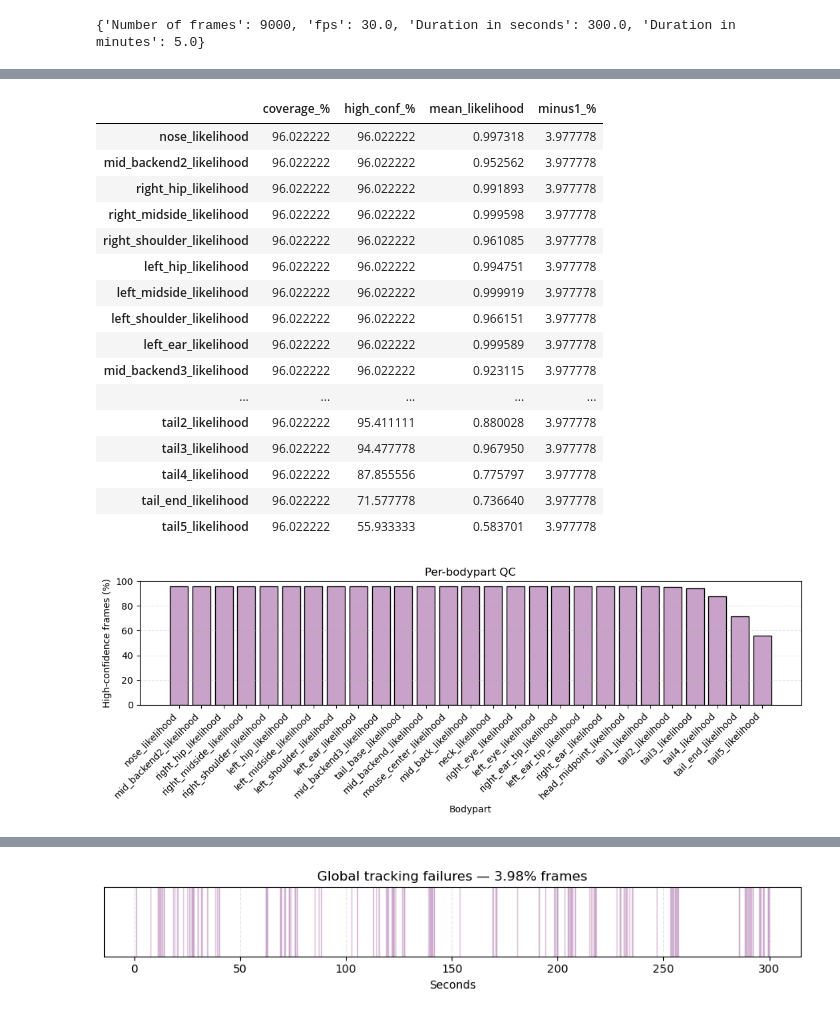
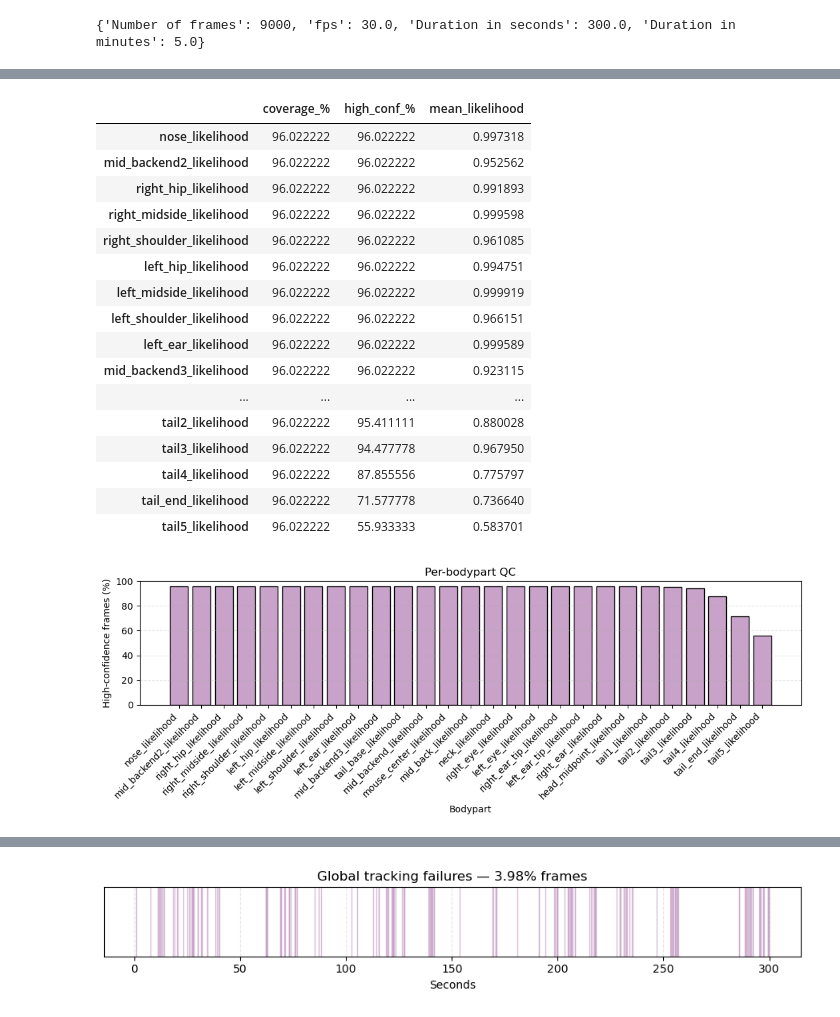
Before and after one commit to LizbethMG-Teaching/pose2behav-book, a Jupyter notebook: notebooks/EDA.ipynb, the cells around one changed output, grey strips where cells are left out. Drawn from its saved outputs; the diff is of its cells as text; code cells hidden in the pictures.

```diff
--- a/notebooks/EDA.ipynb
+++ b/notebooks/EDA.ipynb
@@ -505,7 +511,7 @@ def qc_summary_from_likelihood(df_one: pd.DataFrame, conf_thresh: float = 0.5) -
     # <<<<<<<<<<<<<<<<<<
 
     # Fractions before cleaning (so we can measure true NaN vs -1 rates)
-    minus1_pct = L_raw.eq(-1).mean(axis=0) * 100
+    #minus1_pct = L_raw.eq(-1).mean(axis=0) * 100
 
     # Replace invalid values (-1) with NaN so they’re ignored in summaries
     L = L_raw.where(L_raw >= 0)
@@ -513,8 +519,8 @@ def qc_summary_from_likelihood(df_one: pd.DataFrame, conf_thresh: float = 0.5) -
     # Compute stats per bodypart (coverage, high_conf%, mean)
     per_bp = pd.DataFrame({
         # >>>>>>>>>>>>>>>>>>>
-        # TODO: What fraction of frames have any valid detection (not NaN)
-        # YOUR CODE HERE (1 line):
+        # TODO: What fraction of frames have any valid detection (not all NaN)
+        # YOUR CODE HERE (1 line), hint (notna(), mean()):
         # "coverage_%": L ...
         "coverage_%": L.notna().mean(axis=0) * 100,
 
@@ -529,56 +535,56 @@ def qc_summary_from_likelihood(df_one: pd.DataFrame, conf_thresh: float = 0.5) -
         "mean_likelihood": L.mean(axis=0),
         # <<<<<<<<<<<<<<<<<<
 
-        # Added: fractions of NaNs and of -1 (before cleaning)
-        "minus1_%": minus1_pct,
+        # Added: fractions of NaNs (-1, before cleaning)
+        #"minus1_%": minus1_pct,
     }).sort_values("high_conf_%", ascending=False)
 
     return per_bp
 
 
 def plot_likelihood_qc(per_bp: pd.DataFrame, title: str = "Per-bodypart QC"):
     """Quick QC bar plot of high-confidence detection rate (lilac)."""
     import matplotlib.pyplot as plt
 
     # Adjust figure size automatically to fit labels
     fig, ax = plt.subplots(figsize=(max(8, len(per_bp) * 0.4), 4))
 
     ax.bar(per_bp.index, per_bp["high_conf_%"],
            color="#C8A2C8", edgecolor="black")
 
     ax.set(title=title,
            xlabel="Bodypart",
            ylabel="High-confidence frames (%)",
            ylim=(0, 100))
     ax.grid(axis="y", linestyle="--", alpha=0.35)
 
     # Rotate labels so they don’t overlap
     plt.xticks(rotation=45, ha="right")
 
     plt.tight_layout()
     plt.show()
 
 
 qc = qc_summary_from_likelihood(df_one)
 display(qc)
 plot_likelihood_qc(qc)
 # %% [output]
-|  | coverage_% | high_conf_% | mean_likelihood | minus1_% |
-| nose_likelihood | 96.022222 | 96.022222 | 0.997318 | 3.977778 |
-| mid_backend2_likelihood | 96.022222 | 96.022222 | 0.952562 | 3.977778 |
-| right_hip_likelihood | 96.022222 | 96.022222 | 0.991893 | 3.977778 |
-| right_midside_likelihood | 96.022222 | 96.022222 | 0.999598 | 3.977778 |
-| right_shoulder_likelihood | 96.022222 | 96.022222 | 0.961085 | 3.977778 |
-| left_hip_likelihood | 96.022222 | 96.022222 | 0.994751 | 3.977778 |
-| left_midside_likelihood | 96.022222 | 96.022222 | 0.999919 | 3.977778 |
-| left_shoulder_likelihood | 96.022222 | 96.022222 | 0.966151 | 3.977778 |
-| left_ear_likelihood | 96.022222 | 96.022222 | 0.999589 | 3.977778 |
-| mid_backend3_likelihood | 96.022222 | 96.022222 | 0.923115 | 3.977778 |
-| ... | ... | ... | ... | ... |
-| tail2_likelihood | 96.022222 | 95.411111 | 0.880028 | 3.977778 |
-| tail3_likelihood | 96.022222 | 94.477778 | 0.967950 | 3.977778 |
-| tail4_likelihood | 96.022222 | 87.855556 | 0.775797 | 3.977778 |
-| tail_end_likelihood | 96.022222 | 71.577778 | 0.736640 | 3.977778 |
-| tail5_likelihood | 96.022222 | 55.933333 | 0.583701 | 3.977778 |
+|  | coverage_% | high_conf_% | mean_likelihood |
+| nose_likelihood | 96.022222 | 96.022222 | 0.997318 |
+| mid_backend2_likelihood | 96.022222 | 96.022222 | 0.952562 |
+| right_hip_likelihood | 96.022222 | 96.022222 | 0.991893 |
+| right_midside_likelihood | 96.022222 | 96.022222 | 0.999598 |
+| right_shoulder_likelihood | 96.022222 | 96.022222 | 0.961085 |
+| left_hip_likelihood | 96.022222 | 96.022222 | 0.994751 |
+| left_midside_likelihood | 96.022222 | 96.022222 | 0.999919 |
+| left_shoulder_likelihood | 96.022222 | 96.022222 | 0.966151 |
+| left_ear_likelihood | 96.022222 | 96.022222 | 0.999589 |
+| mid_backend3_likelihood | 96.022222 | 96.022222 | 0.923115 |
+| ... | ... | ... | ... |
+| tail2_likelihood | 96.022222 | 95.411111 | 0.880028 |
+| tail3_likelihood | 96.022222 | 94.477778 | 0.967950 |
+| tail4_likelihood | 96.022222 | 87.855556 | 0.775797 |
+| tail_end_likelihood | 96.022222 | 71.577778 | 0.736640 |
+| tail5_likelihood | 96.022222 | 55.933333 | 0.583701 |
 [figure]
 # %% [markdown]
```
Also changed, not shown: parts of 17 cells of this notebook, 1 other file.
